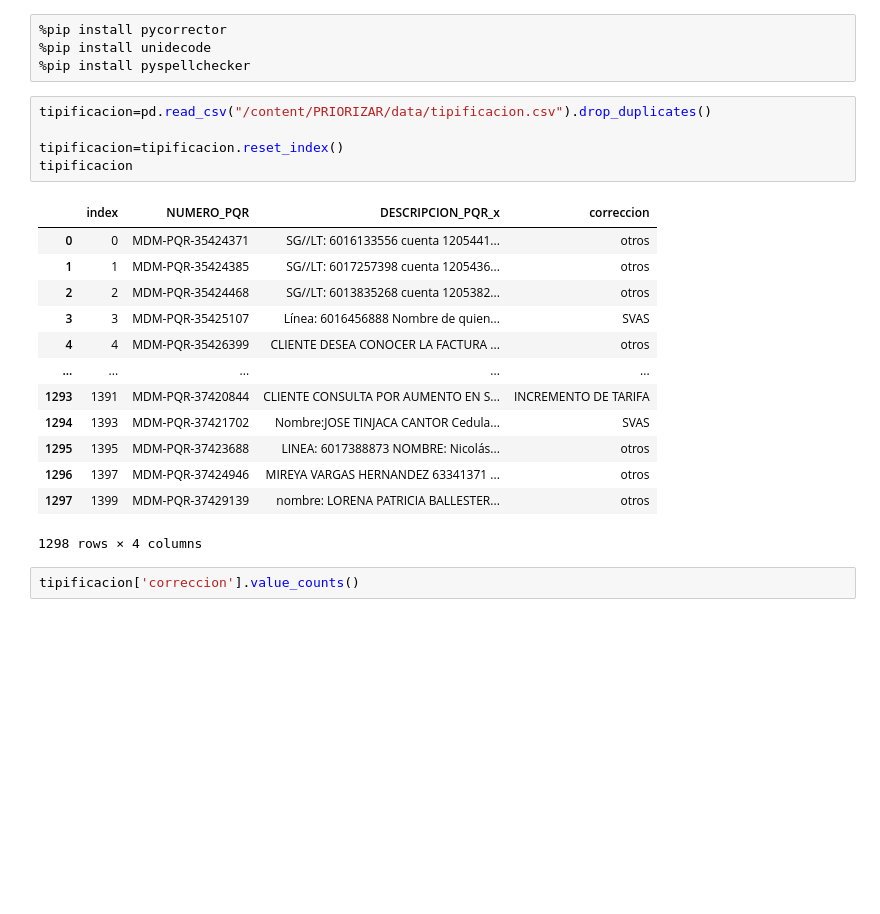
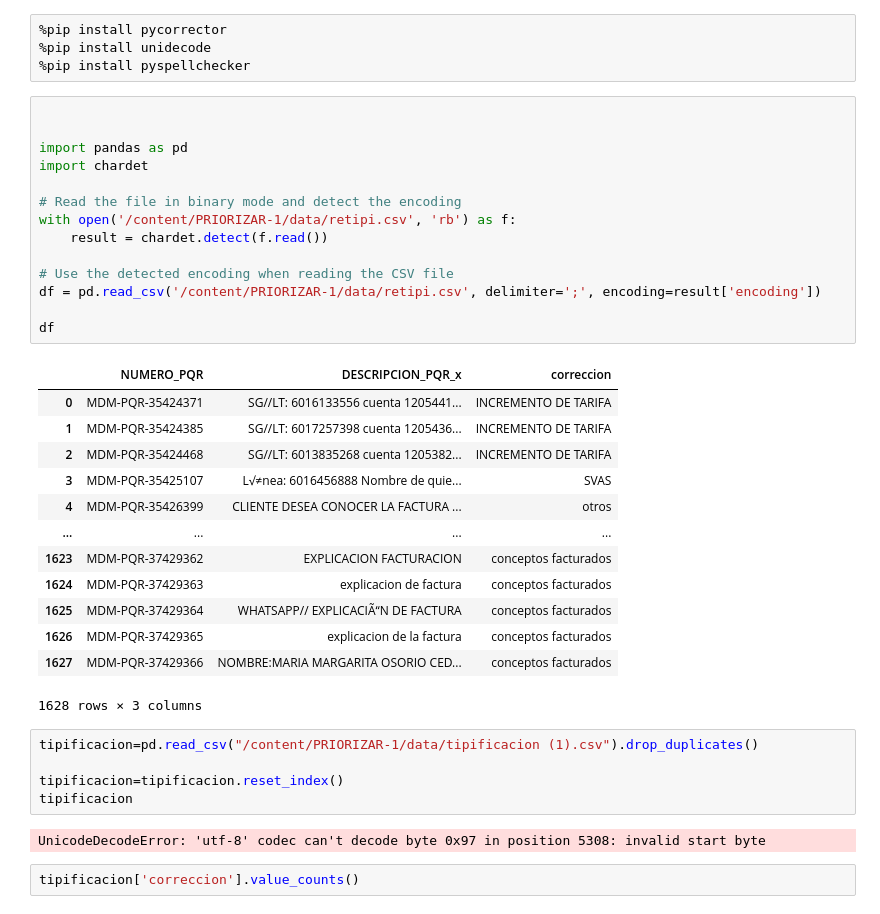
Before and after one commit to etb-git/PRIORIZAR, a Jupyter notebook: notebook/etl.ipynb, the cells around one changed output. Saved outputs shown, nothing was run; the diff lists cells and outputs as text; blank space fills up the shorter version.

```diff
--- a/notebook/etl.ipynb
+++ b/notebook/etl.ipynb
@@ -8,25 +8,41 @@ import pandas as pd
 %pip install pycorrector
 %pip install unidecode
 %pip install pyspellchecker
+# %%
+
+
+import pandas as pd
+import chardet
+
+# Read the file in binary mode and detect the encoding
+with open('/content/PRIORIZAR-1/data/retipi.csv', 'rb') as f:
+    result = chardet.detect(f.read())
+
+# Use the detected encoding when reading the CSV file
+df = pd.read_csv('/content/PRIORIZAR-1/data/retipi.csv', delimiter=';', encoding=result['encoding'])
+
+df
+# %% [output]
+|  | NUMERO_PQR | DESCRIPCION_PQR_x | correccion |
+| 0 | MDM-PQR-35424371 | SG//LT: 6016133556 cuenta 1205441... | INCREMENTO DE TARIFA |
+| 1 | MDM-PQR-35424385 | SG//LT: 6017257398 cuenta 1205436... | INCREMENTO DE TARIFA |
+| 2 | MDM-PQR-35424468 | SG//LT: 6013835268 cuenta 1205382... | INCREMENTO DE TARIFA |
+| 3 | MDM-PQR-35425107 | L√≠nea: 6016456888 Nombre de quie... | SVAS |
+| 4 | MDM-PQR-35426399 | CLIENTE DESEA CONOCER LA FACTURA ... | otros |
+| ... | ... | ... | ... |
+| 1623 | MDM-PQR-37429362 | EXPLICACION FACTURACION | conceptos facturados |
+| 1624 | MDM-PQR-37429363 | explicacion de factura | conceptos facturados |
+| 1625 | MDM-PQR-37429364 | WHATSAPP// EXPLICACIÃ“N DE FACTURA | conceptos facturados |
+| 1626 | MDM-PQR-37429365 | explicacion de la factura | conceptos facturados |
+| 1627 | MDM-PQR-37429366 | NOMBRE:MARIA MARGARITA OSORIO CED... | conceptos facturados |
+1628 rows × 3 columns
 # %%
-tipificacion=pd.read_csv("/content/PRIORIZAR/data/tipificacion.csv").drop_duplicates()
+tipificacion=pd.read_csv("/content/PRIORIZAR-1/data/tipificacion (1).csv").drop_duplicates()
 
 tipificacion=tipificacion.reset_index()
 tipificacion
 # %% [output]
-|  | index | NUMERO_PQR | DESCRIPCION_PQR_x | correccion |
-| 0 | 0 | MDM-PQR-35424371 | SG//LT: 6016133556 cuenta 1205441... | otros |
-| 1 | 1 | MDM-PQR-35424385 | SG//LT: 6017257398 cuenta 1205436... | otros |
-| 2 | 2 | MDM-PQR-35424468 | SG//LT: 6013835268 cuenta 1205382... | otros |
-| 3 | 3 | MDM-PQR-35425107 | Línea: 6016456888 Nombre de quien... | SVAS |
-| 4 | 4 | MDM-PQR-35426399 | CLIENTE DESEA CONOCER LA FACTURA ... | otros |
-| ... | ... | ... | ... | ... |
-| 1293 | 1391 | MDM-PQR-37420844 | CLIENTE CONSULTA POR AUMENTO EN S... | INCREMENTO DE TARIFA |
-| 1294 | 1393 | MDM-PQR-37421702 | Nombre:JOSE TINJACA CANTOR Cedula... | SVAS |
-| 1295 | 1395 | MDM-PQR-37423688 | LINEA: 6017388873 NOMBRE: Nicolás... | otros |
-| 1296 | 1397 | MDM-PQR-37424946 | MIREYA VARGAS HERNANDEZ 63341371 ... | otros |
-| 1297 | 1399 | MDM-PQR-37429139 | nombre: LORENA PATRICIA BALLESTER... | otros |
-1298 rows × 4 columns
+UnicodeDecodeError: 'utf-8' codec can't decode byte 0x97 in position 5308: invalid start byte
 # %%
 tipificacion['correccion'].value_counts()
 # %% [output]
```
Also changed, not shown: 2 other files.
